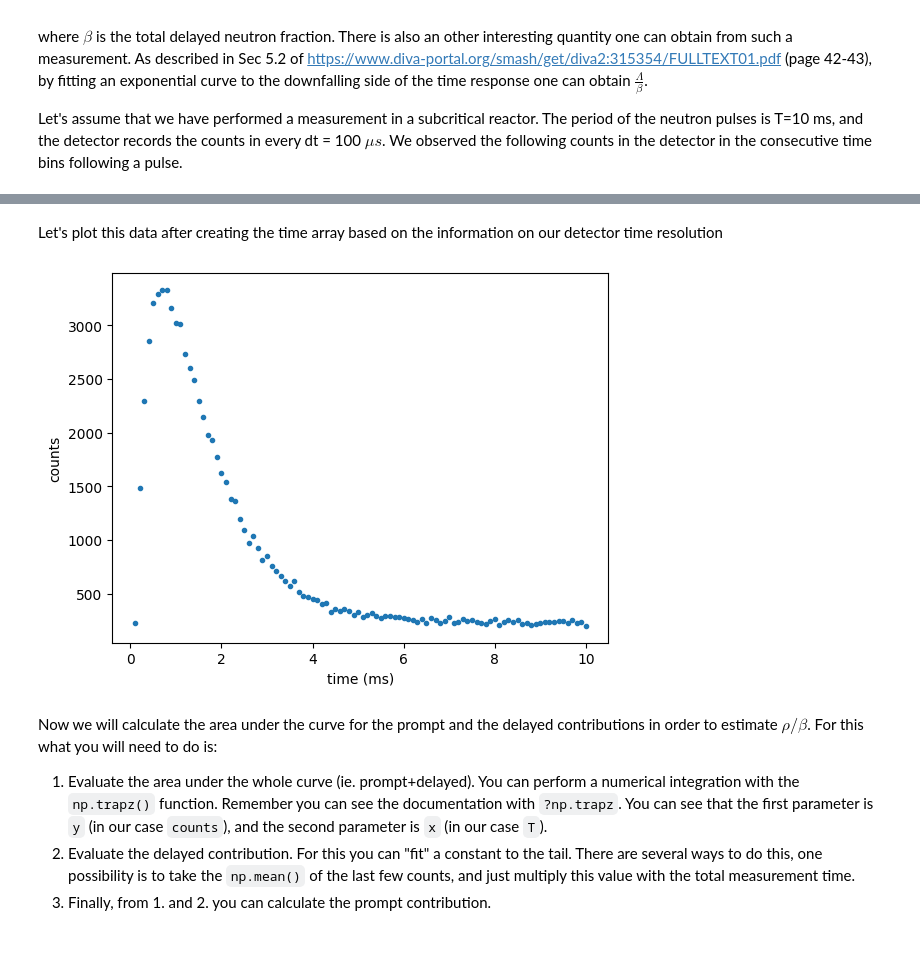
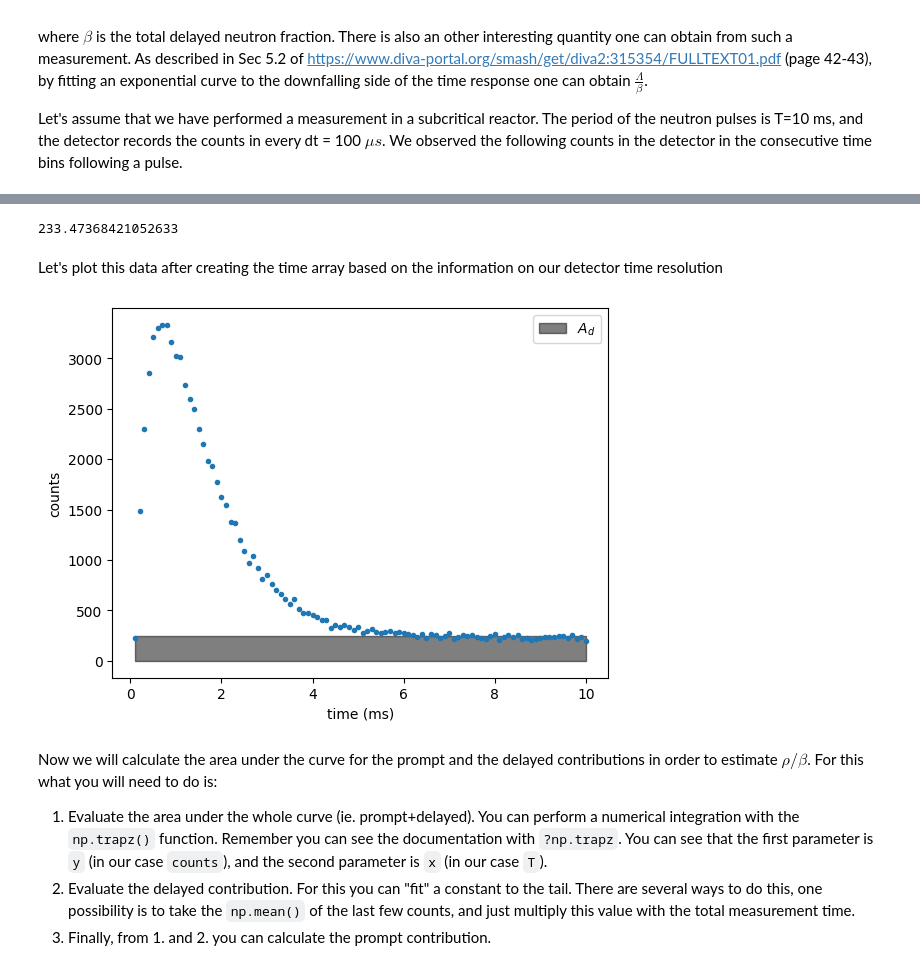
Before and after one commit to jenshoej/ReactorPhysics, a Jupyter notebook: Datalabs/Datalab09/9-SubcriticalSystems.ipynb, the cells around one changed output, grey strips where cells are left out. Drawn from its saved outputs; the diff is of its cells as text; code cells hidden in the pictures.

```diff
--- a/Datalabs/Datalab09/9-SubcriticalSystems.ipynb
+++ b/Datalabs/Datalab09/9-SubcriticalSystems.ipynb
@@ -48,16 +50,22 @@ print('Reactivity is %.2f $'%rhoDollar)
+# %%
+tail
+# %% [output]
+233.47368421052633
 # %% [markdown]
 Let's plot this data after creating the time array based on the information on our detector time resolution
 # %%
 import numpy as np
 import matplotlib.pyplot as plt
 
 plt.figure()
 plt.plot(T*1000,counts,'.')
+plt.fill_between(T*1000, 250,color='black',alpha=0.5,label='$A_d$')
 plt.xlabel('time (ms)')
 plt.ylabel('counts')
+plt.legend()
 plt.show()
 # %% [output]
-[figure, old version]
+[figure, new version]
 # %% [markdown]
 Now we will calculate the area under the curve for the prompt and the delayed contributions in order to estimate $\rho/\beta$. For this what you will need to do is:
 
```
Also changed, not shown: parts of 1 cell of this notebook, 1 other file.
